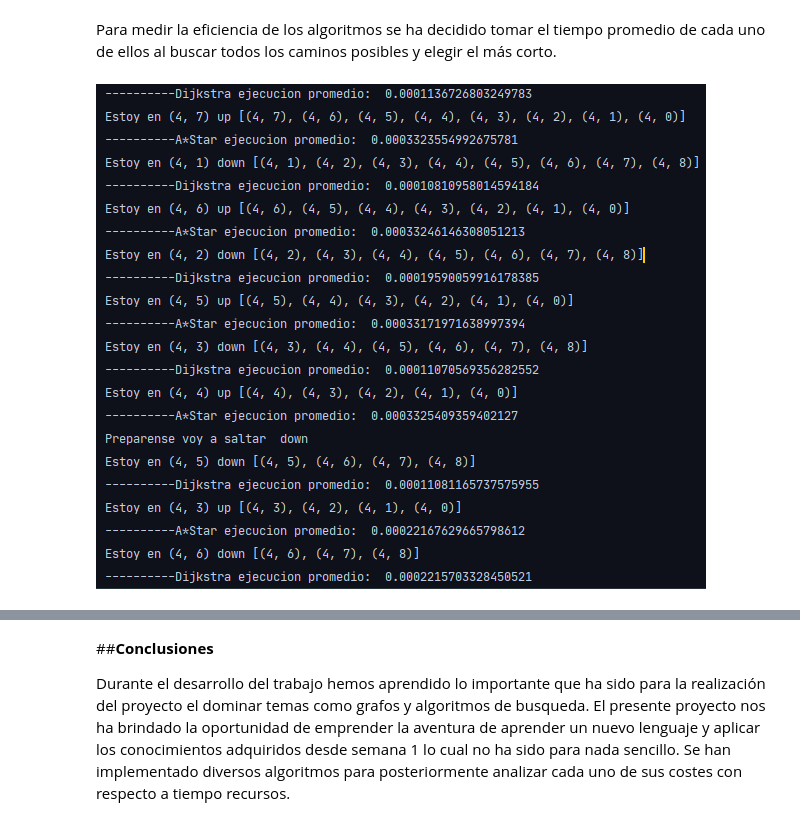
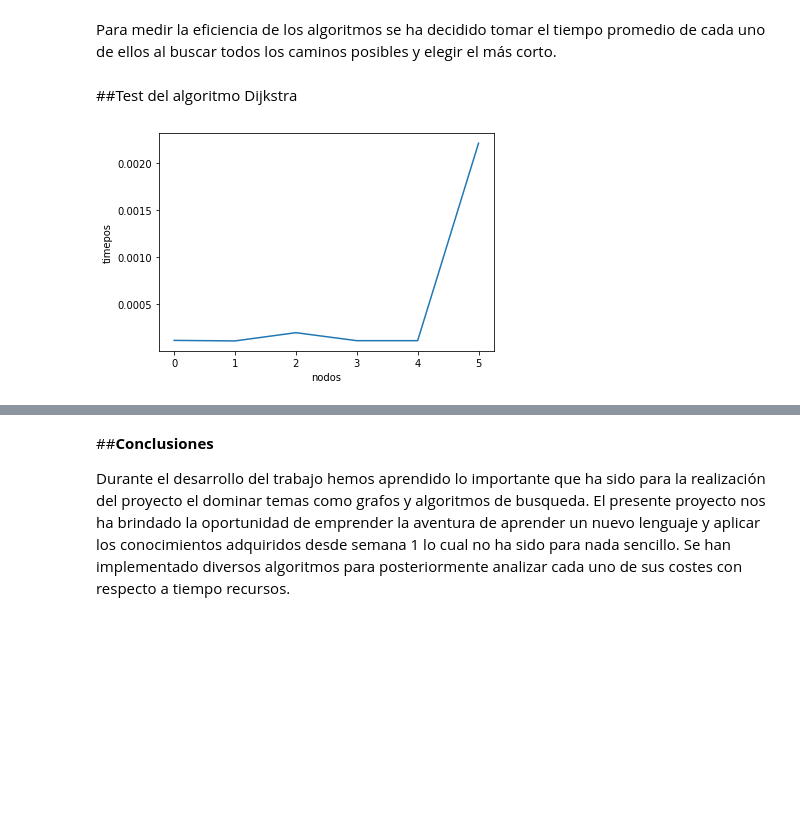
Before and after one commit to IPorteniu/CC184-Project, a Jupyter notebook: TrabajoParcial_Complejidad.ipynb, the cells around one changed output, grey strips where cells are left out. Drawn from its saved outputs; the diff is of its cells as text; code cells hidden in the pictures; blank space fills up the shorter version.

```diff
--- a/TrabajoParcial_Complejidad.ipynb
+++ b/TrabajoParcial_Complejidad.ipynb
@@ -433,5 +473,14 @@ Aca va la información de la entrada de datos
 ##Metricas
 # %% [markdown]
 Para medir la eficiencia de los algoritmos se ha decidido tomar el tiempo promedio de cada uno de ellos al buscar todos los caminos posibles y elegir el más corto.
-# %% [markdown]
-![image.png](embedded-picture-1)
+# %% [markdown]
+##Test del algoritmo Dijkstra
+# %%
+tiempos = [0.0001136726803249783,0.0001081095814594184,0.00019590059916178385,0.00011070569356282552,0.00011081165737575955,0.002215703328450521]
+import matplotlib.pyplot as plt
+plt.plot(tiempos)
+plt.ylabel('timepos')
+plt.xlabel('nodos')
+plt.show()
+# %% [output]
+[figure, added]
```
Also changed, not shown: parts of 13 cells of this notebook.
